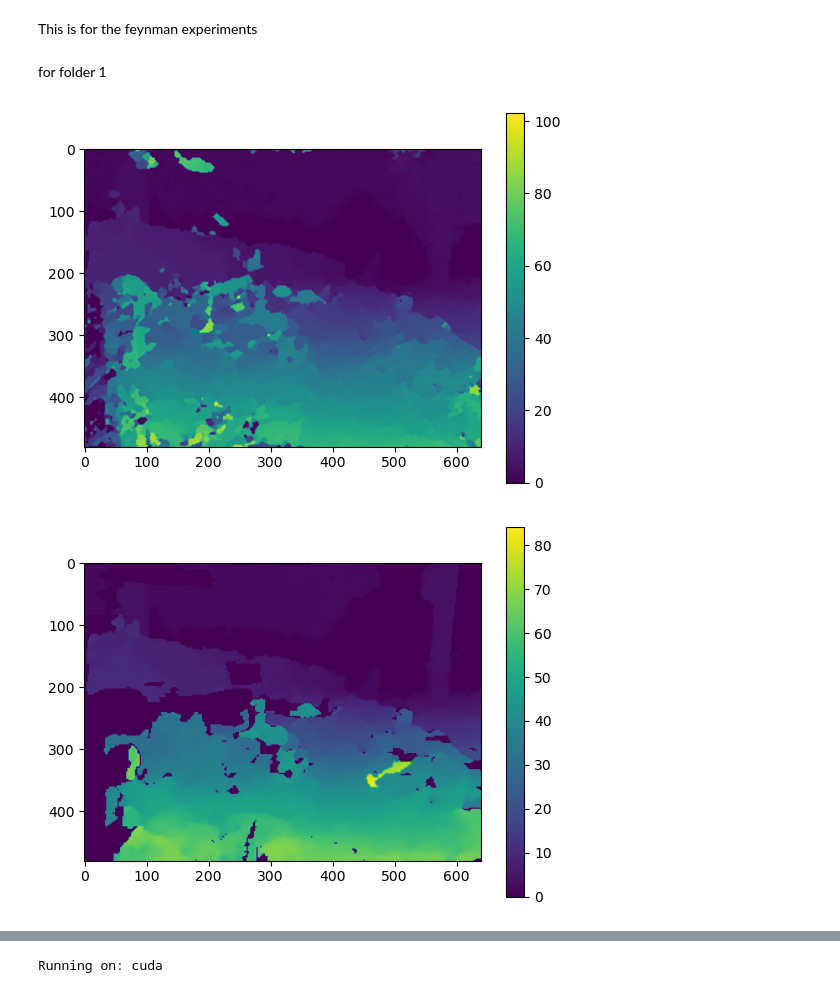
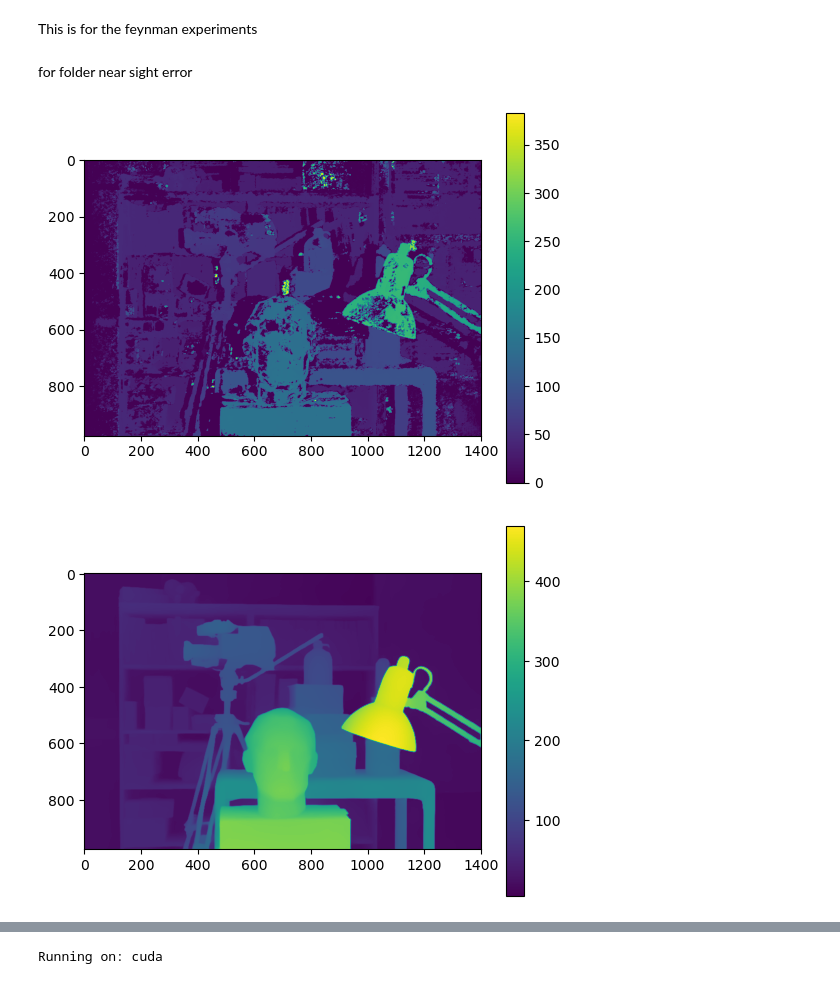
Before and after one commit to WEIIEW97/disp-refine-by-OT, a Jupyter notebook: research.ipynb, the cells around one changed output, grey strips where cells are left out. Cells and saved outputs as stored; diff of their text form; code cells hidden in the pictures.

```diff
--- a/research.ipynb
+++ b/research.ipynb
@@ -511,20 +662,20 @@ SAM_V2_VITS = "dam_v2_vits_out.npy"
 def load_bin(path, h, w):
     return np.fromfile(path, dtype=np.uint16, count=h*w).reshape((h, w))
 # %% [markdown]
-for folder 1
+for folder near sight error
 # %%
-top_dir = "/home/william/extdisk/data/disp-refine/feynman/1/"
-raw_disp = load_bin(os.path.join(top_dir, RAW_DISP), 480, 640) / 64
-post_disp = load_bin(os.path.join(top_dir, POST_DISP), 480, 640) / 64
+top_dir = "D:/william/data/disp-refine/near-faults"
+# raw_disp = load_bin(os.path.join(top_dir, RAW_DISP), 480, 640) / 64
+# post_disp = load_bin(os.path.join(top_dir, POST_DISP), 480, 640) / 64
+raw_disp = cv2.imread(os.path.join(top_dir, "output_0911.png"), cv2.IMREAD_UNCHANGED) / 64
 vitl_disp = np.load(os.path.join(top_dir, SAM_V2_VITL))
 vitb_disp = np.load(os.path.join(top_dir, SAM_V2_VITB))
 vits_disp = np.load(os.path.join(top_dir, SAM_V2_VITS))
 # %%
 figure_show(raw_disp)
-figure_show(post_disp)
 figure_show(vitl_disp)
 figure_show(vitb_disp)
 figure_show(vits_disp)
 # %% [output]
-[figure, old version]
+[figure, new version]
-[figure, old version]
+[figure, new version]
```
Also changed, not shown: parts of 32 cells of this notebook, 5 other files.
